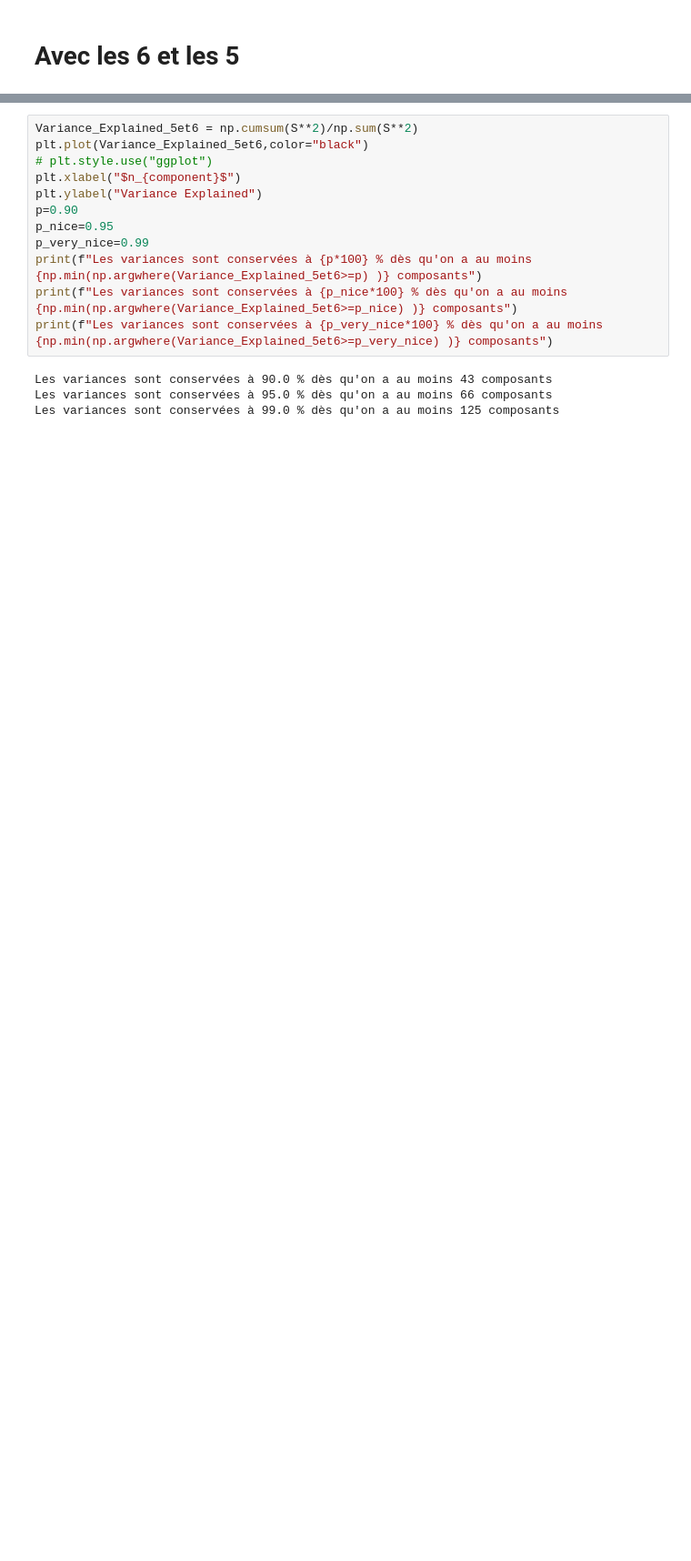
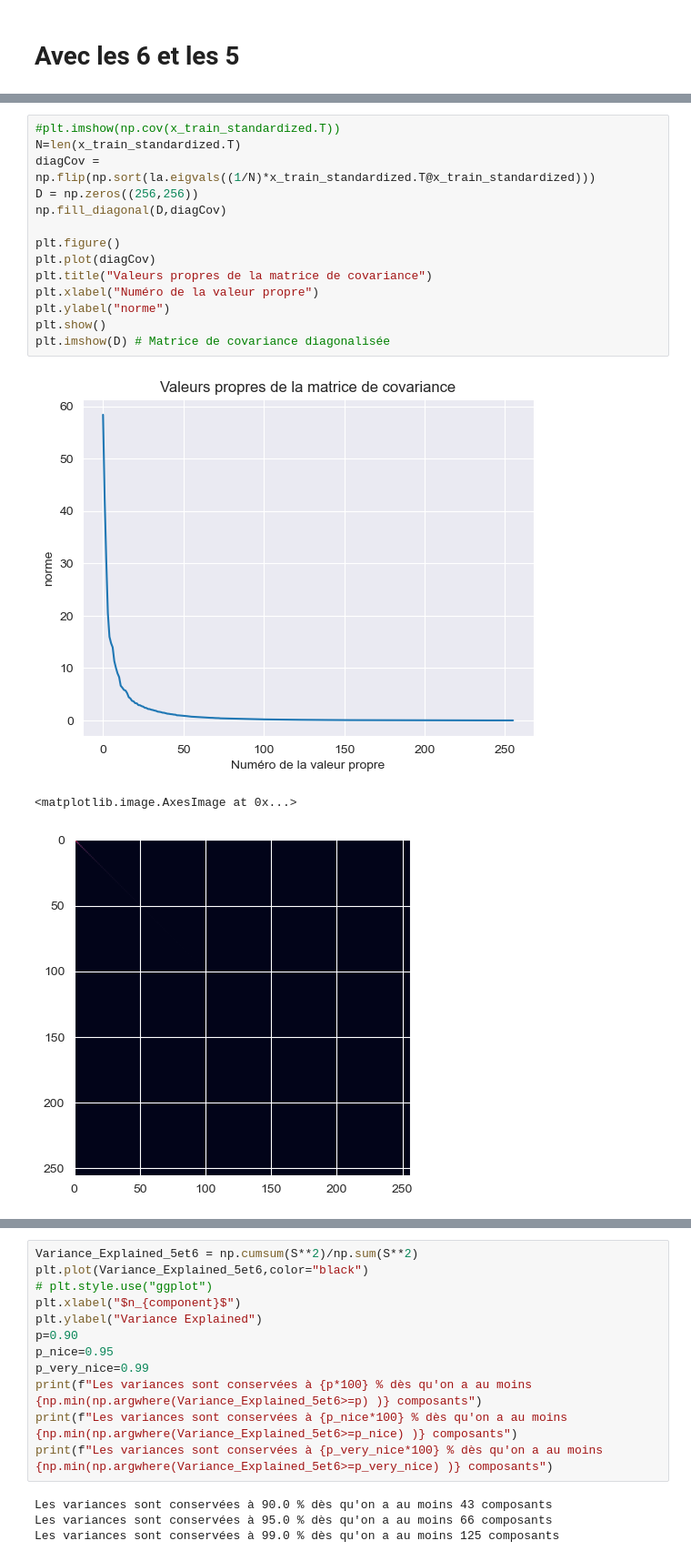
Before and after one commit to VictorCilleros/ML, a Jupyter notebook: TNE2_PCA_archive/TNE2_PCA.ipynb, the cells around one changed output, grey strips where cells are left out. Shown at 91% size. Cells and saved outputs as stored; diff of their text form; blank space fills up the shorter version.

```diff
--- a/TNE2_PCA_archive/TNE2_PCA.ipynb
+++ b/TNE2_PCA_archive/TNE2_PCA.ipynb
@@ -240,0 +248,18 @@ plt.imshow(np.cov(x_train_standardized))
+# %%
+#plt.imshow(np.cov(x_train_standardized.T))
+N=len(x_train_standardized.T)
+diagCov = np.flip(np.sort(la.eigvals((1/N)*x_train_standardized.T@x_train_standardized)))
+D = np.zeros((256,256))
+np.fill_diagonal(D,diagCov)
+
+plt.figure()
+plt.plot(diagCov)
+plt.title("Valeurs propres de la matrice de covariance")
+plt.xlabel("Numéro de la valeur propre")
+plt.ylabel("norme")
+plt.show()
+plt.imshow(D) # Matrice de covariance diagonalisée
+# %% [output]
+[figure, added]
+<matplotlib.image.AxesImage at 0x...>
+[figure, added]
```
Also changed, not shown: parts of 23 cells of this notebook.
